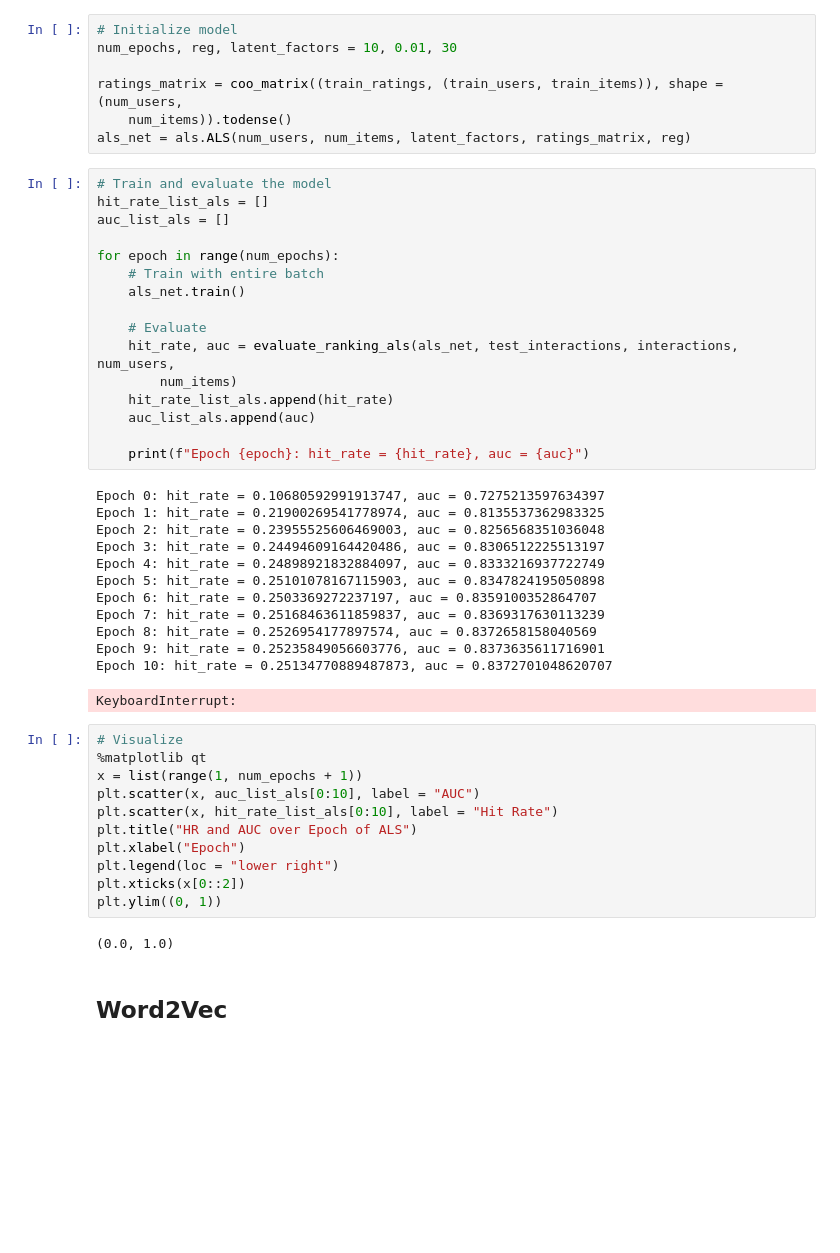
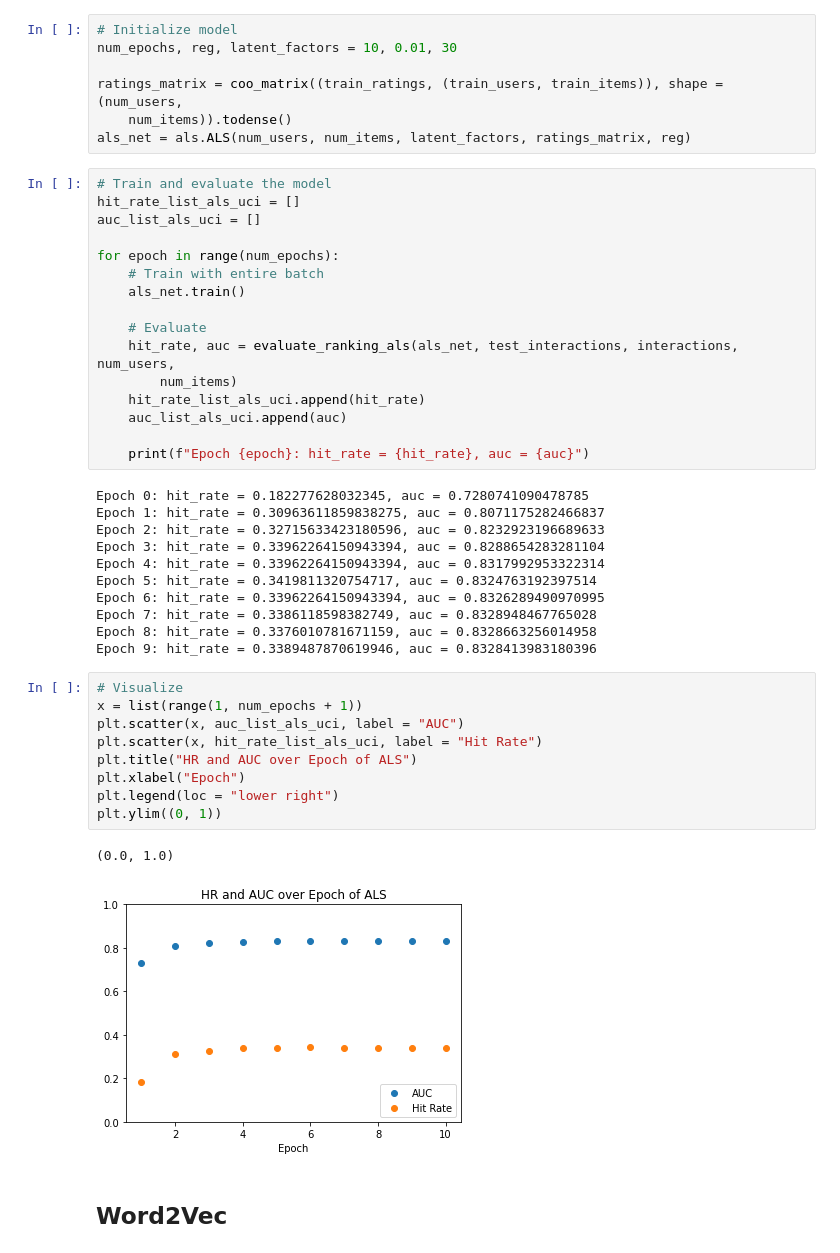
Before and after one commit to NicolasHammer/personalized-stock-recommender, a Jupyter notebook: personalized_stock_recommendations.ipynb, the cells around one changed output. Cells and saved outputs as stored; diff of their text form; blank space fills up the shorter version.

```diff
--- a/personalized_stock_recommendations.ipynb
+++ b/personalized_stock_recommendations.ipynb
@@ -448,8 +511,8 @@ ratings_matrix = coo_matrix((train_ratings, (train_users, train_items)), shape =
 als_net = als.ALS(num_users, num_items, latent_factors, ratings_matrix, reg)
 # %%
 # Train and evaluate the model
-hit_rate_list_als = []
-auc_list_als = []
+hit_rate_list_als_uci = []
+auc_list_als_uci = []
 
 for epoch in range(num_epochs):
     # Train with entire batch
@@ -458,36 +521,33 @@ for epoch in range(num_epochs):
     # Evaluate
     hit_rate, auc = evaluate_ranking_als(als_net, test_interactions, interactions, num_users,
         num_items)
-    hit_rate_list_als.append(hit_rate)
-    auc_list_als.append(auc)
+    hit_rate_list_als_uci.append(hit_rate)
+    auc_list_als_uci.append(auc)
 
     print(f"Epoch {epoch}: hit_rate = {hit_rate}, auc = {auc}")
 # %% [output]
-Epoch 0: hit_rate = 0.10680592991913747, auc = 0.7275213597634397
-Epoch 1: hit_rate = 0.21900269541778974, auc = 0.8135537362983325
-Epoch 2: hit_rate = 0.23955525606469003, auc = 0.8256568351036048
-Epoch 3: hit_rate = 0.24494609164420486, auc = 0.8306512225513197
-Epoch 4: hit_rate = 0.24898921832884097, auc = 0.8333216937722749
-Epoch 5: hit_rate = 0.25101078167115903, auc = 0.8347824195050898
-Epoch 6: hit_rate = 0.2503369272237197, auc = 0.8359100352864707
-Epoch 7: hit_rate = 0.25168463611859837, auc = 0.8369317630113239
-Epoch 8: hit_rate = 0.2526954177897574, auc = 0.8372658158040569
-Epoch 9: hit_rate = 0.25235849056603776, auc = 0.8373635611716901
-Epoch 10: hit_rate = 0.25134770889487873, auc = 0.8372701048620707
+Epoch 0: hit_rate = 0.182277628032345, auc = 0.7280741090478785
+Epoch 1: hit_rate = 0.30963611859838275, auc = 0.8071175282466837
+Epoch 2: hit_rate = 0.32715633423180596, auc = 0.8232923196689633
+Epoch 3: hit_rate = 0.33962264150943394, auc = 0.8288654283281104
+Epoch 4: hit_rate = 0.33962264150943394, auc = 0.8317992953322314
+Epoch 5: hit_rate = 0.3419811320754717, auc = 0.8324763192397514
+Epoch 6: hit_rate = 0.33962264150943394, auc = 0.8326289490970995
+Epoch 7: hit_rate = 0.3386118598382749, auc = 0.8328948467765028
+Epoch 8: hit_rate = 0.3376010781671159, auc = 0.8328663256014958
+Epoch 9: hit_rate = 0.3389487870619946, auc = 0.8328413983180396
-KeyboardInterrupt:
 # %%
 # Visualize
-%matplotlib qt
 x = list(range(1, num_epochs + 1))
-plt.scatter(x, auc_list_als[0:10], label = "AUC")
-plt.scatter(x, hit_rate_list_als[0:10], label = "Hit Rate")
+plt.scatter(x, auc_list_als_uci, label = "AUC")
+plt.scatter(x, hit_rate_list_als_uci, label = "Hit Rate")
 plt.title("HR and AUC over Epoch of ALS")
 plt.xlabel("Epoch")
 plt.legend(loc = "lower right")
-plt.xticks(x[0::2])
 plt.ylim((0, 1))
 # %% [output]
 (0.0, 1.0)
+[figure, added]
 # %% [markdown]
 ## Word2Vec
 # %%
```
Also changed, not shown: parts of 19 cells of this notebook, 9 other files.
